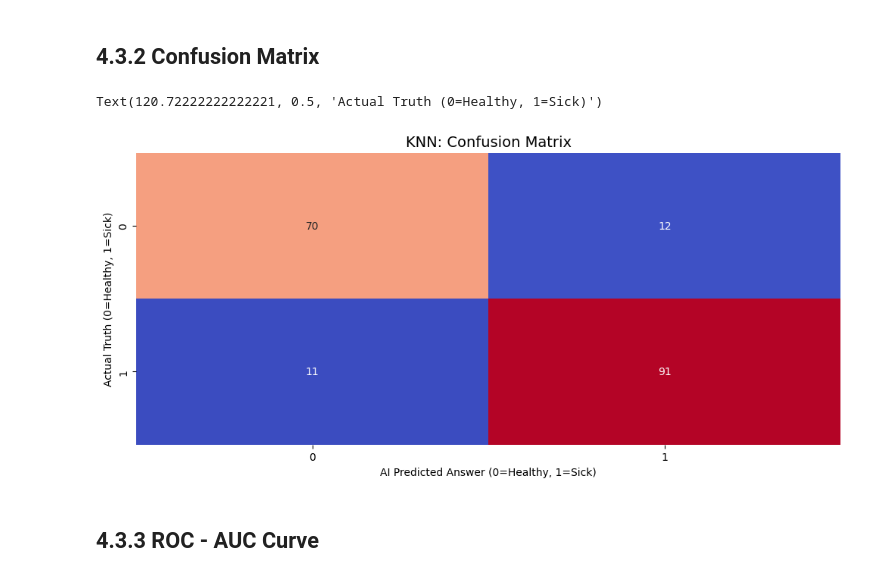
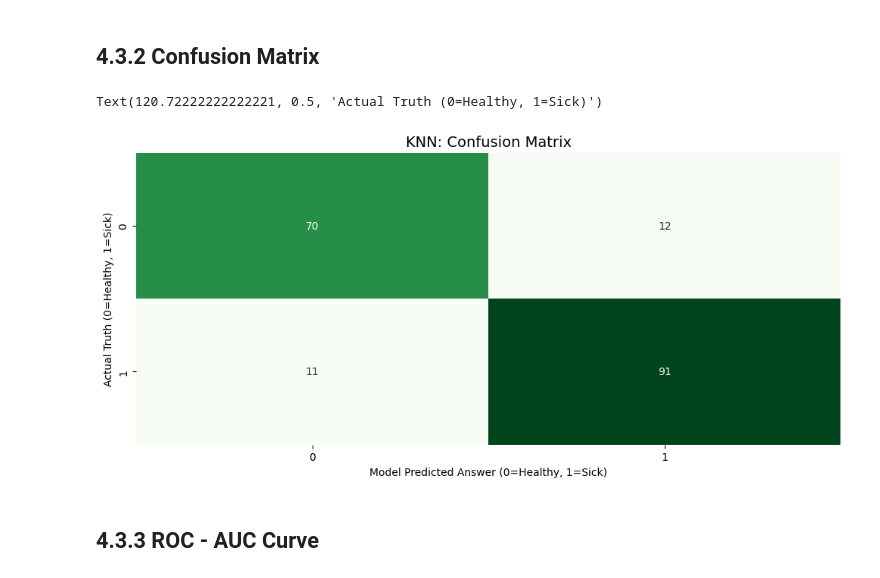
Before and after one commit to Tanish-30-08-2006/Heart-Disease-Prediction, a Jupyter notebook: notebooks/04_Model_Training_and_Verification.ipynb, the cells around one changed output. Saved outputs shown, nothing was run; the diff lists cells and outputs as text; code cells hidden in the pictures.

```diff
--- a/notebooks/04_Model_Training_and_Verification.ipynb
+++ b/notebooks/04_Model_Training_and_Verification.ipynb
@@ -422,14 +422,14 @@ ROC-AUC:   0.9241
 # %%
 plt.figure(figsize=(12, 5))
 
 confusion_matrix_knn = confusion_matrix(y_test, y_prediction_knn)
-sns.heatmap(confusion_matrix_knn, annot=True, fmt='d', cmap='coolwarm', cbar=False)
+sns.heatmap(confusion_matrix_knn, annot=True, fmt='d', cmap='Greens', cbar=False)
 plt.title('KNN: Confusion Matrix', fontsize=14)
-plt.xlabel('AI Predicted Answer (0=Healthy, 1=Sick)')
+plt.xlabel('Model Predicted Answer (0=Healthy, 1=Sick)')
 plt.ylabel('Actual Truth (0=Healthy, 1=Sick)')
 # %% [output]
 Text(120.72222222222221, 0.5, 'Actual Truth (0=Healthy, 1=Sick)')
-[figure, old version]
+[figure, new version]
 # %% [markdown]
 ## 4.3.3 ROC - AUC Curve
 # %% [markdown]
```
Also changed, not shown: parts of 5 cells of this notebook.
